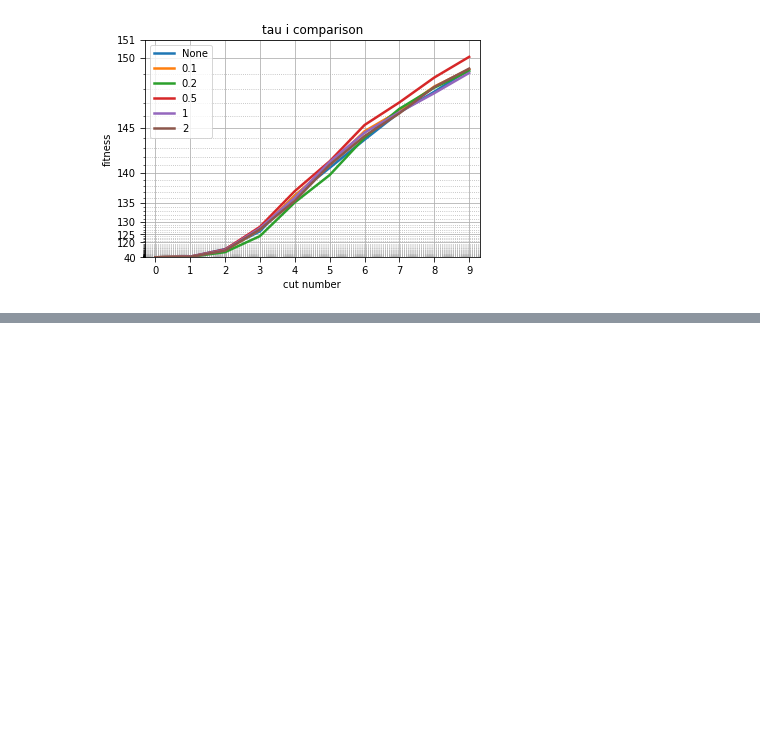
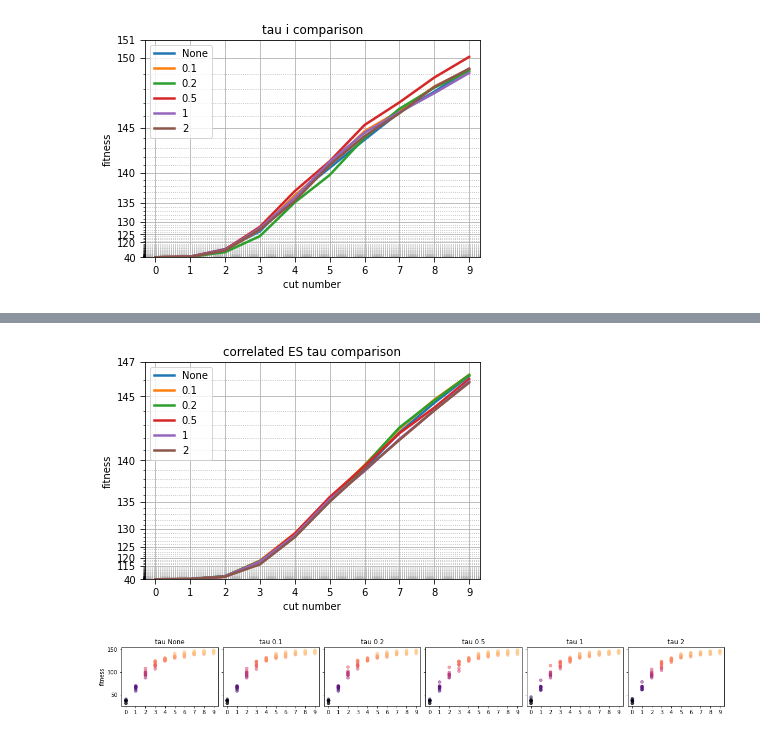
Before and after one commit to TEXflip/log-carving-approximator, a Jupyter notebook: experiments/ES_plot_results.ipynb, the cells around one changed output, grey strips where cells are left out. Cells and saved outputs as stored; diff of their text form; code cells hidden in the pictures; blank space fills up the shorter version.

```diff
--- a/experiments/ES_plot_results.ipynb
+++ b/experiments/ES_plot_results.ipynb
@@ -133,0 +133,10 @@ customScatter(prefix, tau_i, titles='tau i ')
+# %%
+tau = ['None', '0.1','0.2','0.5','1','2']
+prefix = 'Evolutionary Strategies/correlated/tau_'
+
+# heatMap(prefix, tau, ylabel="tau")
+lineComparison(prefix, tau, title="correlated ES tau comparison")
+customScatter(prefix, tau, titles="tau ")
+# %% [output]
+[figure, added]
+[figure, added]
```
Also changed, not shown: parts of 6 cells of this notebook, 25 other files.
